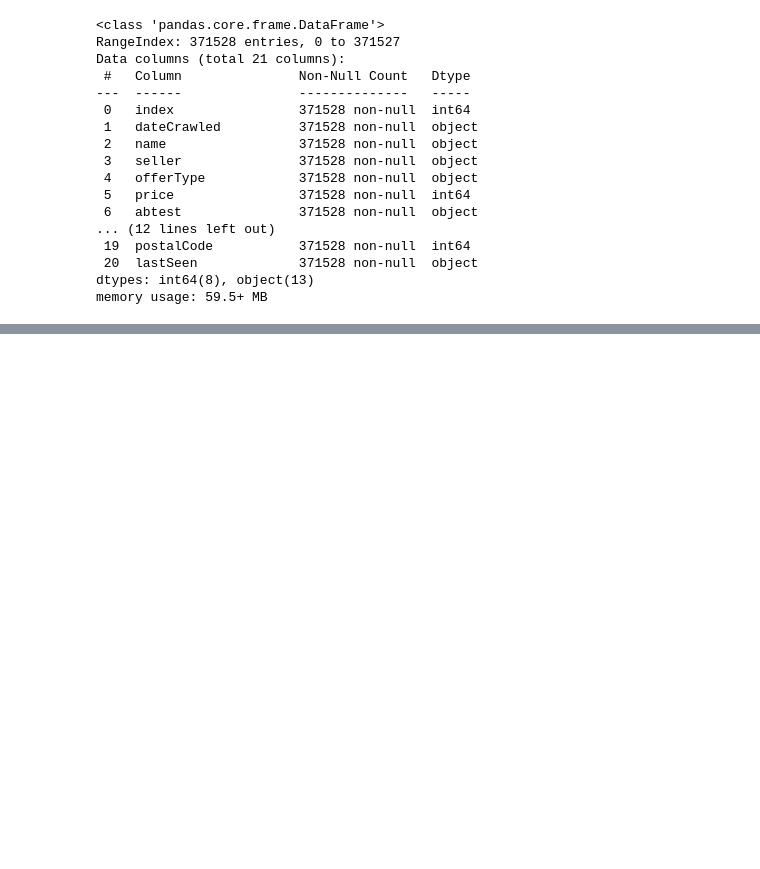
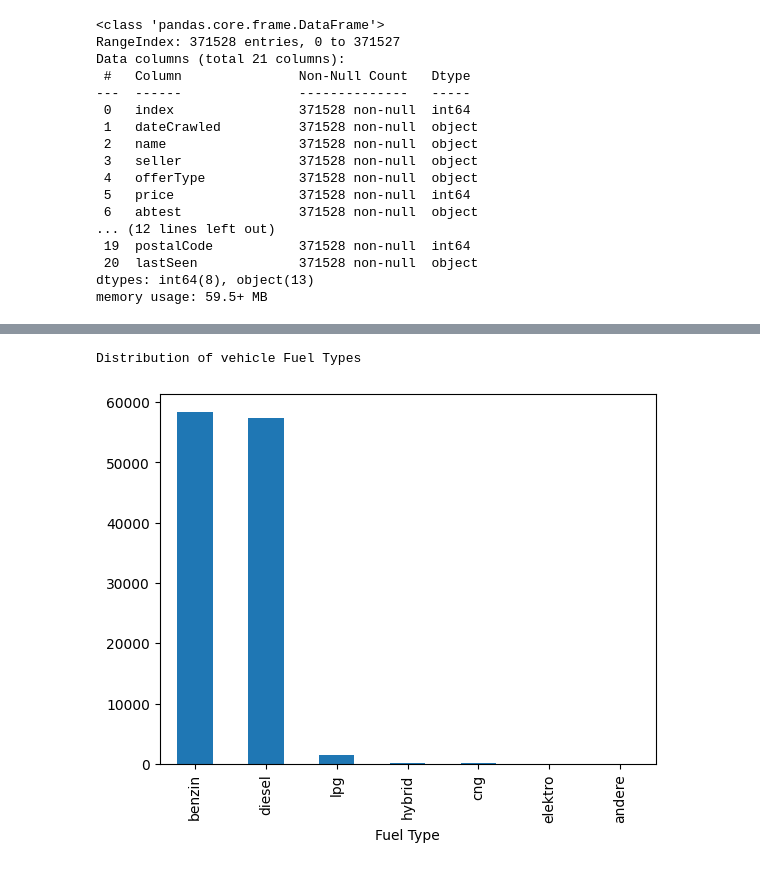
Before and after one commit to DarrionG/used_car_prices, a Jupyter notebook: linear_reg.ipynb, the cells around one changed output, grey strips where cells are left out. Saved outputs shown, nothing was run; the diff lists cells and outputs as text; code cells hidden in the pictures; blank space fills up the shorter version.

```diff
--- a/linear_reg.ipynb
+++ b/linear_reg.ipynb
@@ -43,0 +167,6 @@ data.head()
+# %%
+data['fuelType'].value_counts().plot(kind='bar', xlabel="Fuel Type")
+print("Distribution of vehicle Fuel Types")
+# %% [output]
+Distribution of vehicle Fuel Types
+[figure, added]
```
Also changed, not shown: parts of 15 cells of this notebook, 2 other files.
